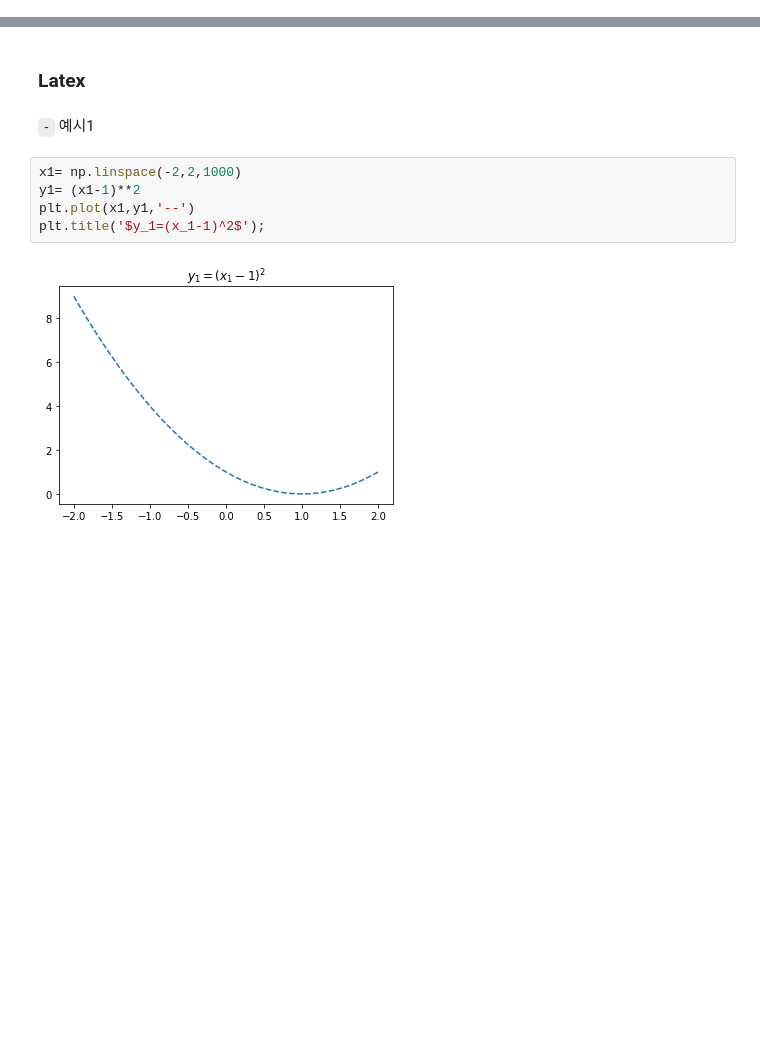
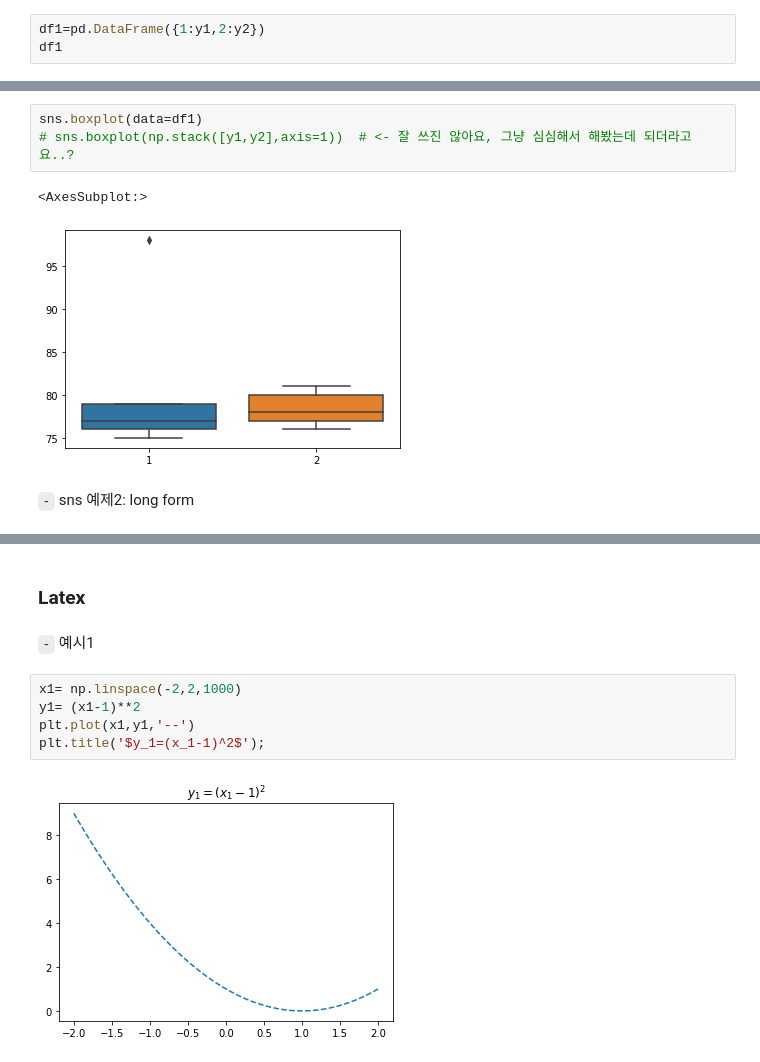
Before and after one commit to guebin/DV2022_backup, a Jupyter notebook: _notebooks/draft.ipynb, the cells around one changed output, grey strips where cells are left out. Saved outputs shown, nothing was run; the diff lists cells and outputs as text; blank space fills up the shorter version.

```diff
--- a/_notebooks/draft.ipynb
+++ b/_notebooks/draft.ipynb
@@ -0,0 +42,3 @@
+# %%
+df1=pd.DataFrame({1:y1,2:y2})
+df1
@@ -0,0 +57,8 @@
+# %%
+sns.boxplot(data=df1)
+# sns.boxplot(np.stack([y1,y2],axis=1))  # <- 잘 쓰진 않아요, 그냥 심심해서 해봤는데 되더라고요..?
+# %% [output]
+<AxesSubplot:>
+[figure, added]
+# %% [markdown]
+`-` sns 예제2: long form
```
Also changed, not shown: parts of 103 cells of this notebook, 1 other file.
